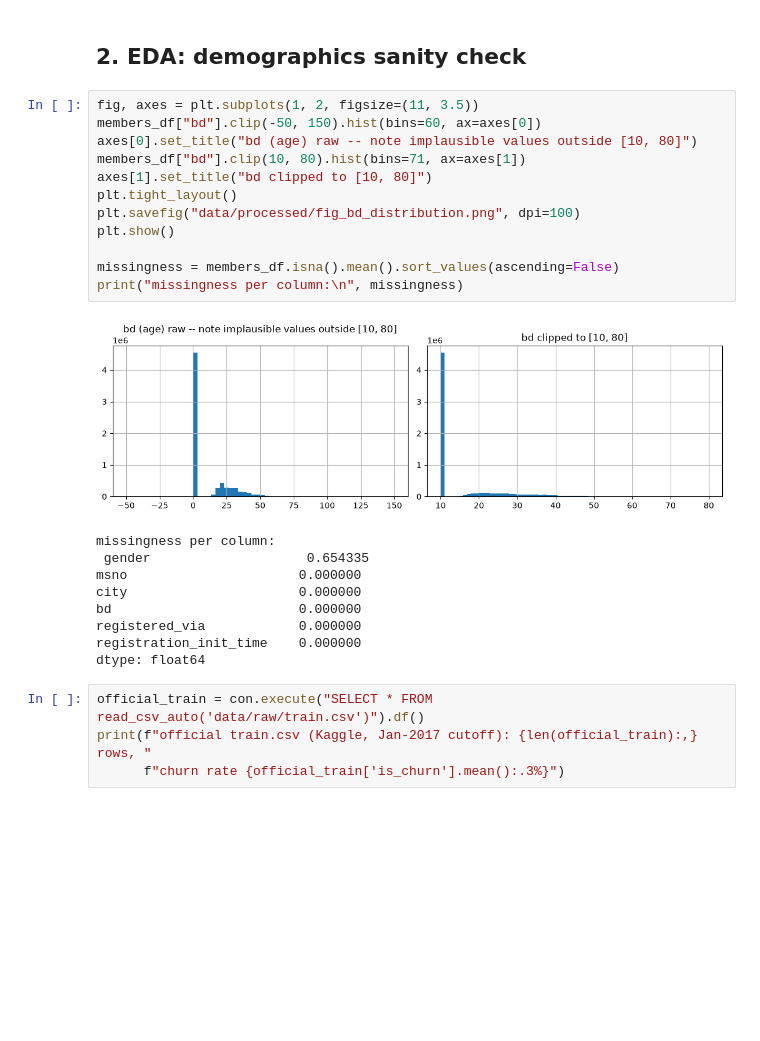
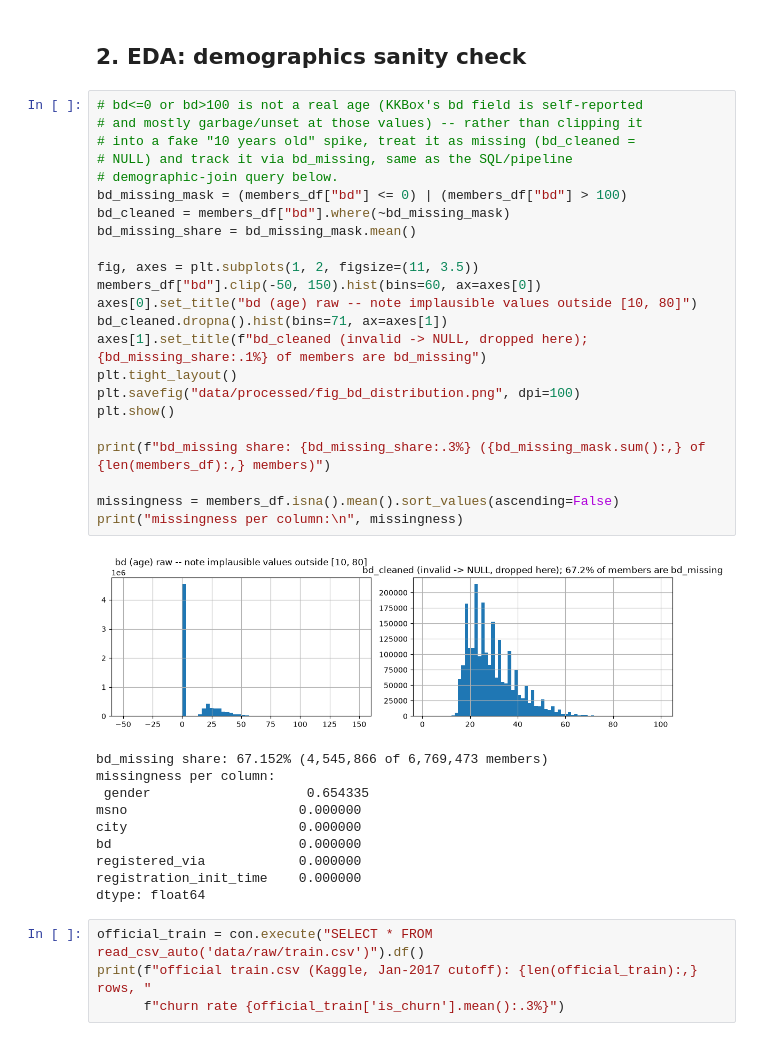
Before and after one commit to katealkuzmina/churn-retention-analysis, a Jupyter notebook: churn_retention_analysis.ipynb, the cells around one changed output. Cells and saved outputs as stored; diff of their text form; blank space fills up the shorter version.

Commit message:
fix: treat payment_method_id as categorical, guard activity_trend_30d blowups, stop hiding missing age as bd=10

```diff
--- a/churn_retention_analysis.ipynb
+++ b/churn_retention_analysis.ipynb
@@ -73,19 +73,31 @@ members: 6,769,473 rows
 # %% [markdown]
 ## 2. EDA: demographics sanity check
 # %%
+# bd<=0 or bd>100 is not a real age (KKBox's bd field is self-reported
+# and mostly garbage/unset at those values) -- rather than clipping it
+# into a fake "10 years old" spike, treat it as missing (bd_cleaned =
+# NULL) and track it via bd_missing, same as the SQL/pipeline
+# demographic-join query below.
+bd_missing_mask = (members_df["bd"] <= 0) | (members_df["bd"] > 100)
+bd_cleaned = members_df["bd"].where(~bd_missing_mask)
+bd_missing_share = bd_missing_mask.mean()
+
 fig, axes = plt.subplots(1, 2, figsize=(11, 3.5))
 members_df["bd"].clip(-50, 150).hist(bins=60, ax=axes[0])
 axes[0].set_title("bd (age) raw -- note implausible values outside [10, 80]")
-members_df["bd"].clip(10, 80).hist(bins=71, ax=axes[1])
-axes[1].set_title("bd clipped to [10, 80]")
+bd_cleaned.dropna().hist(bins=71, ax=axes[1])
+axes[1].set_title(f"bd_cleaned (invalid -> NULL, dropped here); {bd_missing_share:.1%} of members are bd_missing")
 plt.tight_layout()
 plt.savefig("data/processed/fig_bd_distribution.png", dpi=100)
 plt.show()
 
+print(f"bd_missing share: {bd_missing_share:.3%} ({bd_missing_mask.sum():,} of {len(members_df):,} members)")
+
 missingness = members_df.isna().mean().sort_values(ascending=False)
 print("missingness per column:\n", missingness)
 # %% [output]
-[figure, old version]
+[figure, new version]
+bd_missing share: 67.152% (4,545,866 of 6,769,473 members)
 missingness per column:
  gender                    0.654335
 msno                      0.000000
```
Also changed, not shown: parts of 12 cells of this notebook, 6 other files.
